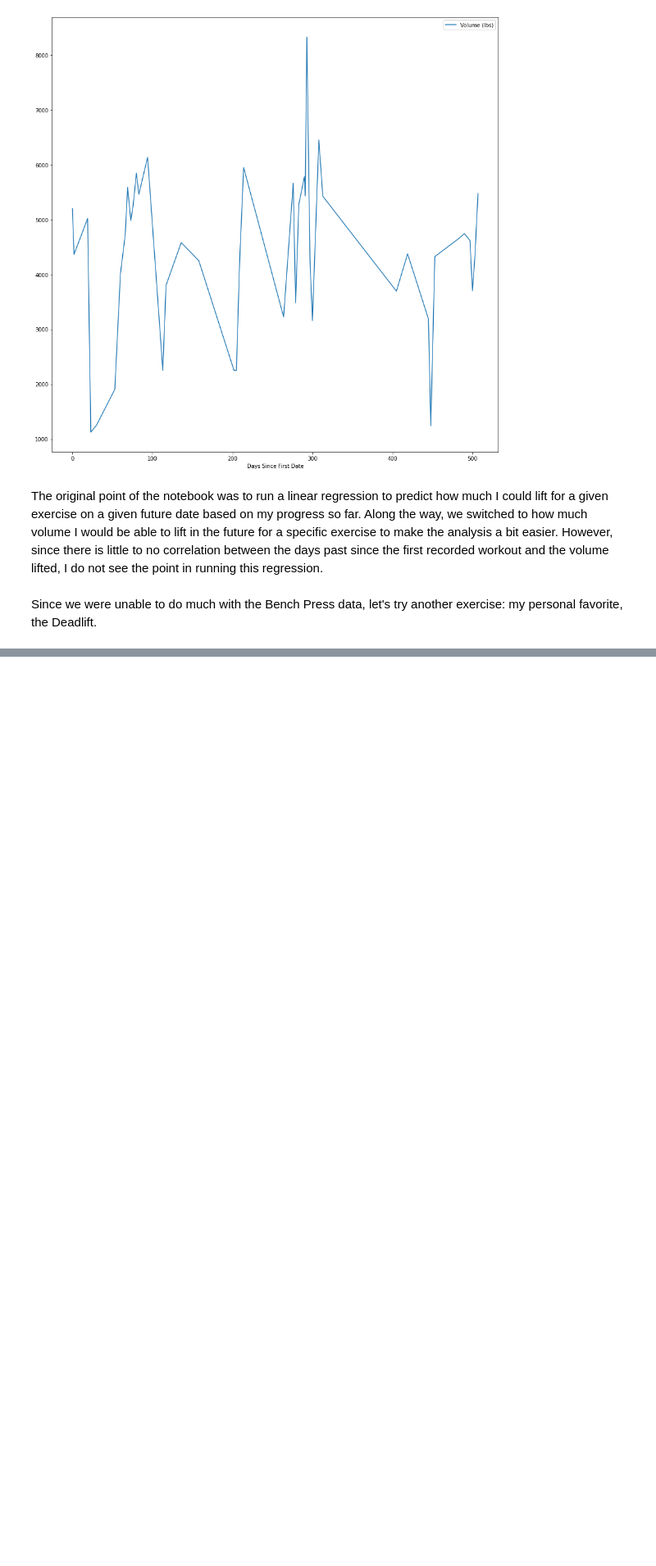
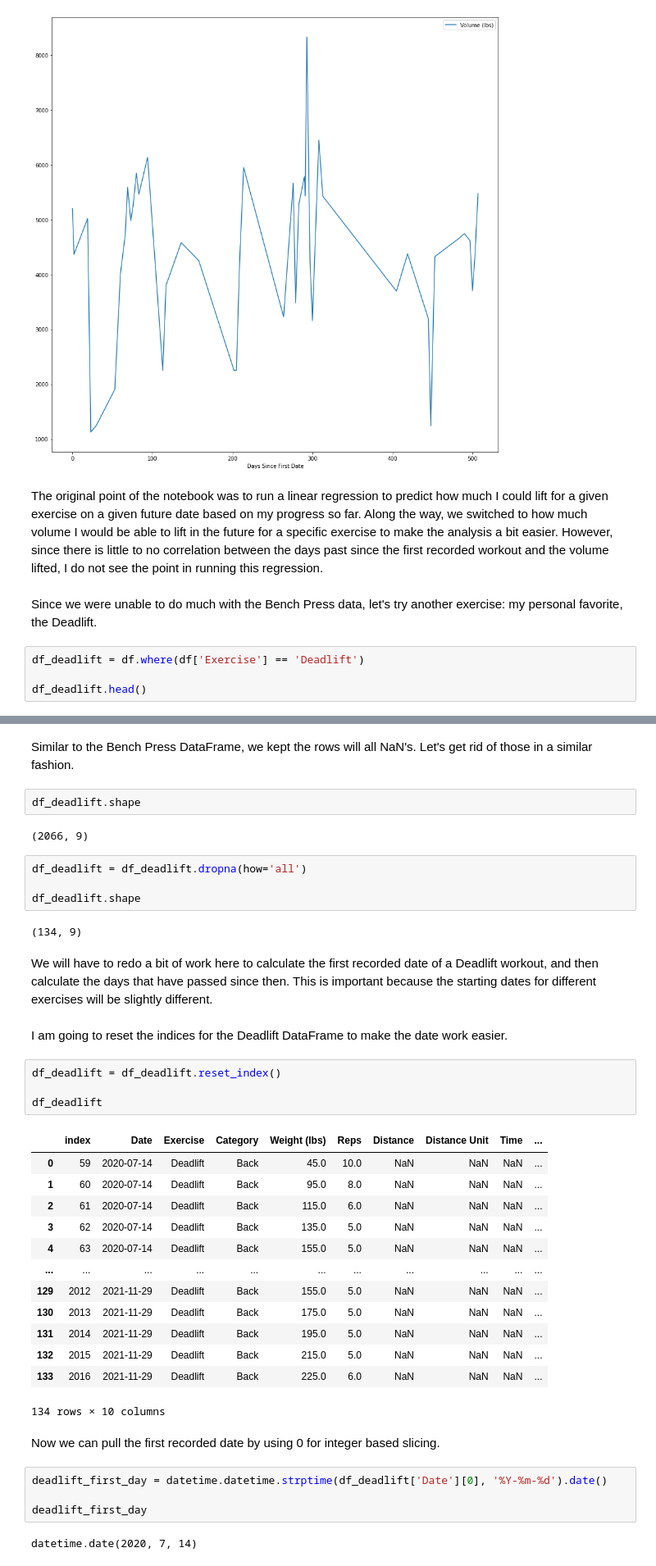
Before and after one commit to moferg/fitness-tracker, a Jupyter notebook: testing/fitnotes_test.ipynb, the cells around one changed output, grey strips where cells are left out. Shown: that part at 82% size. Drawn from its saved outputs; the diff is of its cells as text; blank space fills up the shorter version.

```diff
--- a/testing/fitnotes_test.ipynb
+++ b/testing/fitnotes_test.ipynb
@@ -196,3 +196,7 @@ df_bench_group_date.plot(x='Days Since First Date', y='Volume (lbs)', figsize=[1
 The original point of the notebook was to run a linear regression to predict how much I could lift for a given exercise on a given future date based on my progress so far. Along the way, we switched to how much volume I would be able to lift in the future for a specific exercise to make the analysis a bit easier. However, since there is little to no correlation between the days past since the first recorded workout and the volume lifted, I do not see the point in running this regression.
 # %% [markdown]
 Since we were unable to do much with the Bench Press data, let's try another exercise: my personal favorite, the Deadlift.
+# %%
+df_deadlift = df.where(df['Exercise'] == 'Deadlift')
+
+df_deadlift.head()
@@ -198,0 +210,42 @@ Since we were unable to do much with the Bench Press data, let's try another exe
+# %% [markdown]
+Similar to the Bench Press DataFrame, we kept the rows will all NaN's. Let's get rid of those in a similar fashion.
+# %%
+df_deadlift.shape
+# %% [output]
+(2066, 9)
+# %%
+df_deadlift = df_deadlift.dropna(how='all')
+
+df_deadlift.shape
+# %% [output]
+(134, 9)
+# %% [markdown]
+We will have to redo a bit of work here to calculate the first recorded date of a Deadlift workout, and then calculate the days that have passed since then. This is important because the starting dates for different exercises will be slightly different.
+# %% [markdown]
+I am going to reset the indices for the Deadlift DataFrame to make the date work easier.
+# %%
+df_deadlift = df_deadlift.reset_index()
+
+df_deadlift
+# %% [output]
+|  | index | Date | Exercise | Category | Weight (lbs) | Reps | Distance | Distance Unit | Time | ... |
+| 0 | 59 | 2020-07-14 | Deadlift | Back | 45.0 | 10.0 | NaN | NaN | NaN | ... |
+| 1 | 60 | 2020-07-14 | Deadlift | Back | 95.0 | 8.0 | NaN | NaN | NaN | ... |
+| 2 | 61 | 2020-07-14 | Deadlift | Back | 115.0 | 6.0 | NaN | NaN | NaN | ... |
+| 3 | 62 | 2020-07-14 | Deadlift | Back | 135.0 | 5.0 | NaN | NaN | NaN | ... |
+| 4 | 63 | 2020-07-14 | Deadlift | Back | 155.0 | 5.0 | NaN | NaN | NaN | ... |
+| ... | ... | ... | ... | ... | ... | ... | ... | ... | ... | ... |
+| 129 | 2012 | 2021-11-29 | Deadlift | Back | 155.0 | 5.0 | NaN | NaN | NaN | ... |
+| 130 | 2013 | 2021-11-29 | Deadlift | Back | 175.0 | 5.0 | NaN | NaN | NaN | ... |
+| 131 | 2014 | 2021-11-29 | Deadlift | Back | 195.0 | 5.0 | NaN | NaN | NaN | ... |
+| 132 | 2015 | 2021-11-29 | Deadlift | Back | 215.0 | 5.0 | NaN | NaN | NaN | ... |
+| 133 | 2016 | 2021-11-29 | Deadlift | Back | 225.0 | 6.0 | NaN | NaN | NaN | ... |
+134 rows × 10 columns
+# %% [markdown]
+Now we can pull the first recorded date by using 0 for integer based slicing.
+# %%
+deadlift_first_day = datetime.datetime.strptime(df_deadlift['Date'][0], '%Y-%m-%d').date()
+
+deadlift_first_day
+# %% [output]
+datetime.date(2020, 7, 14)
```
Also changed, not shown: parts of 10 cells of this notebook.
